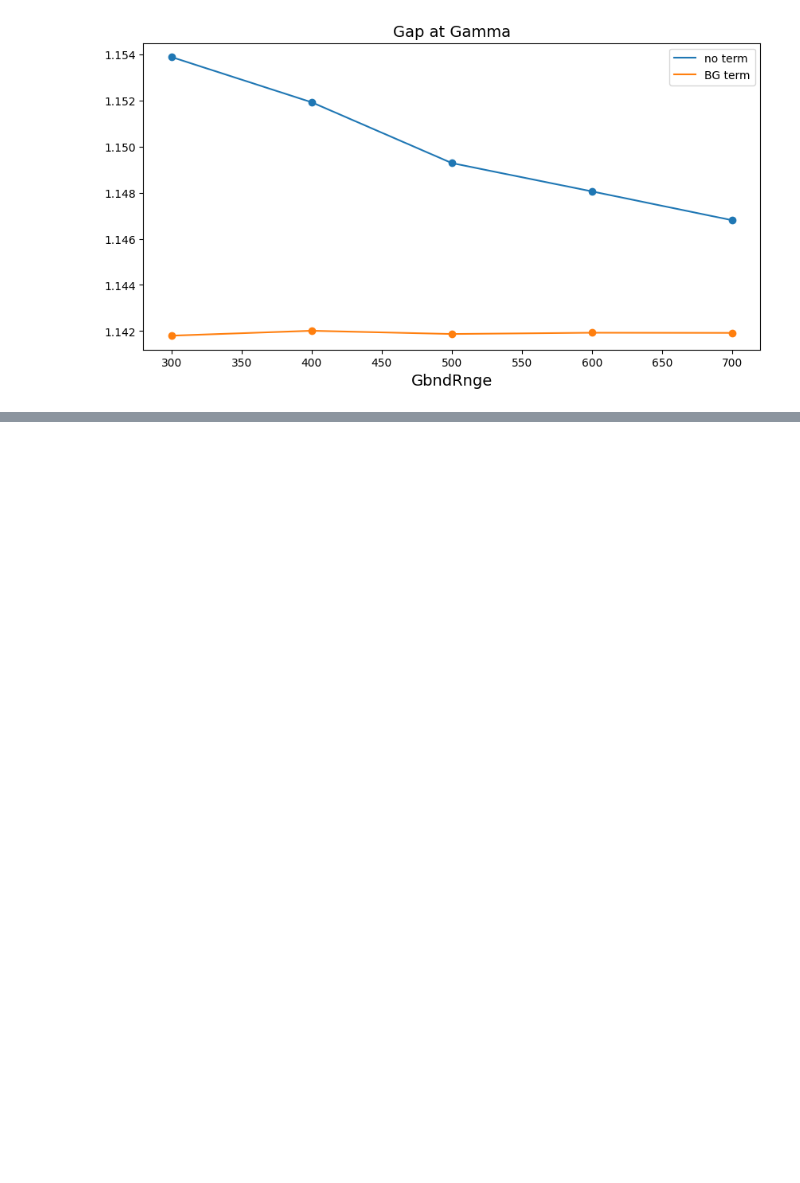
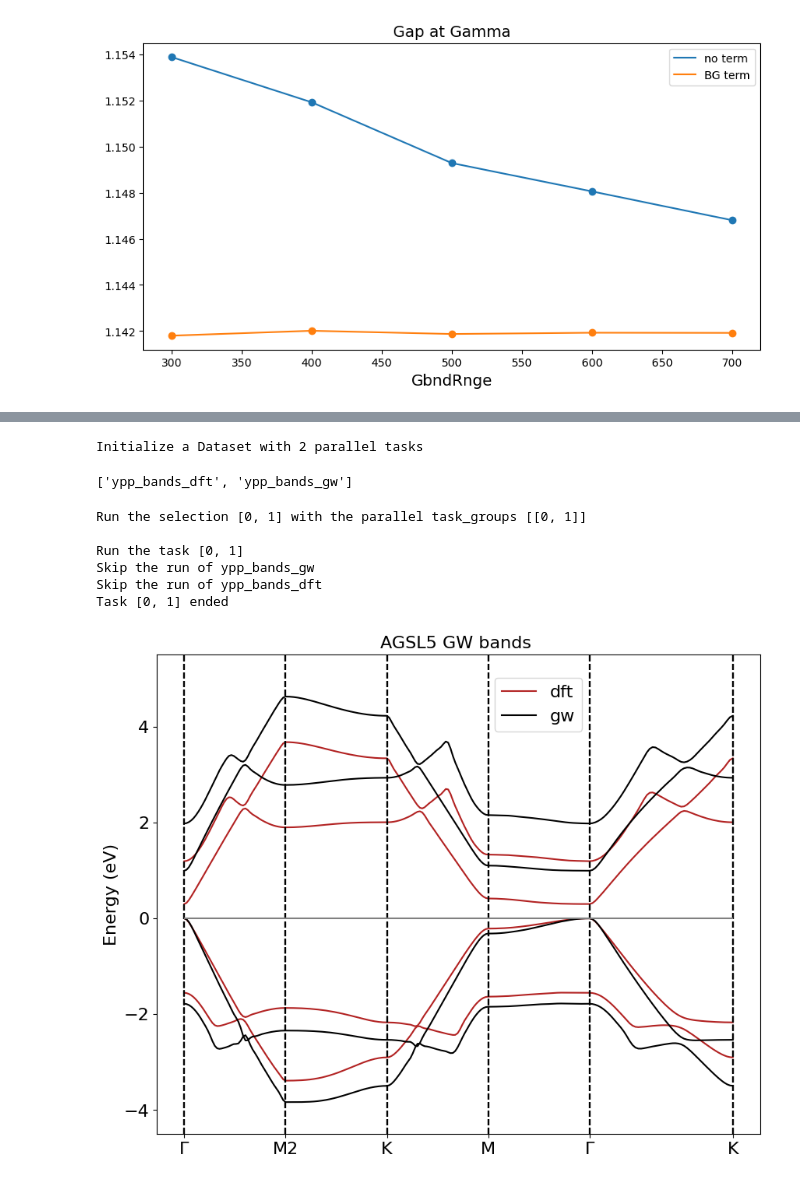
Before and after one commit to marcodalessandro76/AGSL5, a Jupyter notebook: GW_Analysis.ipynb, the cells around one changed output, grey strips where cells are left out. Saved outputs shown, nothing was run; the diff lists cells and outputs as text; code cells hidden in the pictures; blank space fills up the shorter version.

```diff
--- a/GW_Analysis.ipynb
+++ b/GW_Analysis.ipynb
@@ -704,0 +947,6 @@ axes.legend()
+# %%
+ksamplings = {'10x20': {'folder':'kpoints_10x20-nbnds_800','npoints':66},
+             '15x30': {'folder':'kpoints_15x30-nbnds_600','npoints':128},
+             '20x40': {'folder':'kpoints_20x40-nbnds_600','npoints':231},
+             '25x50': {'folder':'kpoints_25x50-nbnds_600','npoints':338}
+            }
@@ -704,0 +1043,41 @@ axes.legend()
+# %%
+kpoints = '20x40'
+run_dir=os.path.join('MB_analysis',ksamplings[kpoints]['folder'])
+start_band,stop_band = 24,27
+bands_step = 50
+
+# cryst  coords
+G_cryst = [0.0,0.0,0.0]
+M2_cryst = [0.0,0.5,0.0]
+K_cryst = [0.5,0.5,0.0]
+M_cryst = [0.5,0.0,0.0]
+high_sym = {'G':G_cryst,'K':K_cryst,'M':M_cryst,'M2':M2_cryst} # useful to label the high-sym point on the path
+path = [G_cryst,M2_cryst,K_cryst,M_cryst,G_cryst,K_cryst]
+
+study = D.Dataset(run_dir=run_dir,num_tasks=2,verbose=True)
+
+#inp = I.YamboInput(args='ypp -e s',folder=run_dir,filename='ypp.in')
+inp = I.YamboInput(folder=run_dir,filename='ypp.in')
+inp.set_array_variables(BANDS_bands=[start_band,stop_band],BANDS_steps=bands_step,BANDS_kpts=path)
+inp.set_scalar_variables(cooIn='rlu',cooOut='rlu')
+
+idd = 'ypp_bands_dft'
+inp['variables']['INTERP_mode'] = 'BOLTZ'
+inp['variables']['INTERP_Shell_Fac'] = [30,'']
+inp['variables']['GfnQP_DbGd_INTERP_mode'] = 'BOLTZ'
+inp['variables']['GfnQP_INTERP_shells'] = [30,'']
+study.append_run(id=idd,input=inp,runner=code)
+
+idd = 'ypp_bands_gw'
+inp['variables']['INTERP_mode'] = 'BOLTZ'
+inp['variables']['INTERP_Shell_Fac'] = [30,'']
+inp['variables']['GfnQP_DbGd_INTERP_mode'] = 'BOLTZ'
+inp['variables']['GfnQP_INTERP_shells'] = [30,'']
+inp['variables']['GfnQPdb']= 'E < %s'%ndbQP
+study.append_run(id=idd,input=inp,runner=code)
+# %% [output]
+Initialize a Dataset with 2 parallel tasks
+# %%
+study.ids
+# %% [output]
+['ypp_bands_dft', 'ypp_bands_gw']
@@ -704,0 +1086,26 @@ axes.legend()
+# %%
+results = study.run()
+# %% [output]
+Run the selection [0, 1] with the parallel task_groups [[0, 1]]
+
+Run the task [0, 1]
+Skip the run of ypp_bands_gw
+Skip the run of ypp_bands_dft
+Task [0, 1] ended
+# %%
+bands_gw = U.BandStructure.from_Ypp(results[1],high_sym,suffix='bands_interpolated')
+bands_dft = U.BandStructure.from_Ypp(results[0],high_sym,suffix='bands_interpolated')
+# %%
+fig, ax1 = plt.subplots(figsize=(10,8))
+bands_dft.plot(plt,axes=ax1,selection=[0],linestyle='-',label='dft',c='firebrick')
+bands_dft.plot(plt,axes=ax1,selection=[1,2,3],linestyle='-',c='firebrick')
+bands_gw.plot(plt,axes=ax1,selection=[0],linestyle='-',label='gw',c='black')
+bands_gw.plot(plt,axes=ax1,selection=[1,2,3],linestyle='-',c='black')
+ax1.hlines(0.,0.,2.707,linestyles='-',color='gray')
+ax1.set_ylim(-4.5,5.5)
+ax1.set_ylabel('Energy (eV)',size=16)
+ax1.set_title('AGSL5 GW bands ',size=16)
+ax1.legend(loc=(0.56,0.84),fontsize=16,frameon=True)
+ax1.tick_params(axis='both', which='major', labelsize=16)
+# %% [output]
+[figure, added]
```
Also changed, not shown: parts of 33 cells of this notebook, 2 other files.
